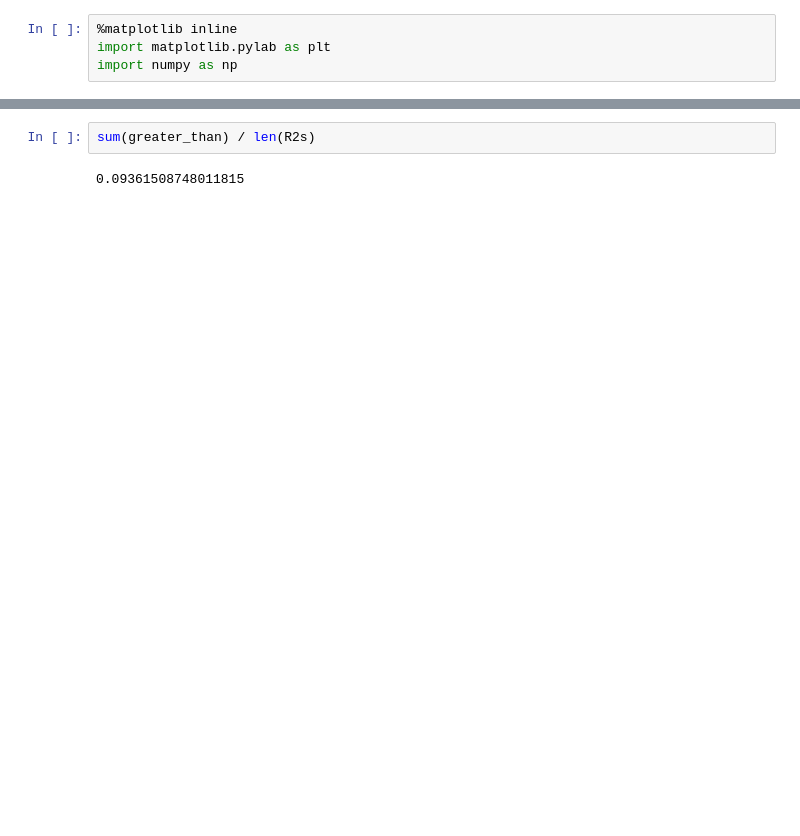
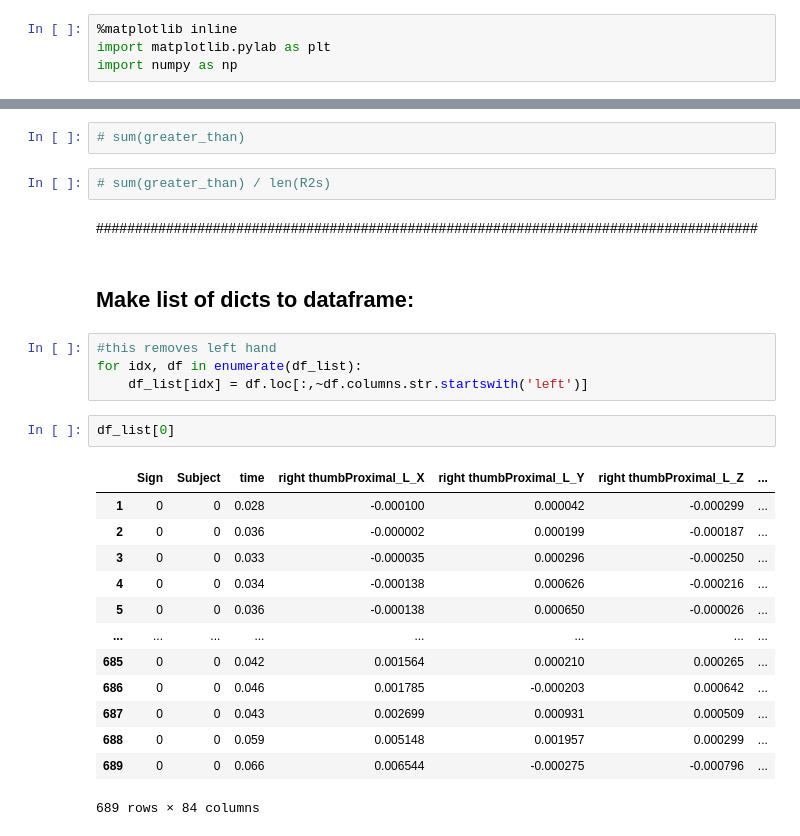
Before and after one commit to chenson2018/APM-Project, a Jupyter notebook: LeapMotion/LP Explore.ipynb, the cells around one changed output, grey strips where cells are left out. Drawn from its saved outputs; the diff is of its cells as text; blank space fills up the shorter version.

```diff
--- a/LeapMotion/LP Explore.ipynb
+++ b/LeapMotion/LP Explore.ipynb
@@ -249,4 +243,28 @@ sum(greater_than)
+# %%
+# sum(greater_than)
 # %%
-sum(greater_than) / len(R2s)
+# sum(greater_than) / len(R2s)
-# %% [output]
-0.09361508748011815
+# %% [markdown]
+#####################################################################################
+# %% [markdown]
+## Make list of dicts to dataframe:
+# %%
+#this removes left hand
+for idx, df in enumerate(df_list):
+    df_list[idx] = df.loc[:,~df.columns.str.startswith('left')]
+# %%
+df_list[0]
+# %% [output]
+|  | Sign | Subject | time | right thumbProximal_L_X | right thumbProximal_L_Y | right thumbProximal_L_Z | ... |
+| 1 | 0 | 0 | 0.028 | -0.000100 | 0.000042 | -0.000299 | ... |
+| 2 | 0 | 0 | 0.036 | -0.000002 | 0.000199 | -0.000187 | ... |
+| 3 | 0 | 0 | 0.033 | -0.000035 | 0.000296 | -0.000250 | ... |
+| 4 | 0 | 0 | 0.034 | -0.000138 | 0.000626 | -0.000216 | ... |
+| 5 | 0 | 0 | 0.036 | -0.000138 | 0.000650 | -0.000026 | ... |
+| ... | ... | ... | ... | ... | ... | ... | ... |
+| 685 | 0 | 0 | 0.042 | 0.001564 | 0.000210 | 0.000265 | ... |
+| 686 | 0 | 0 | 0.046 | 0.001785 | -0.000203 | 0.000642 | ... |
+| 687 | 0 | 0 | 0.043 | 0.002699 | 0.000931 | 0.000509 | ... |
+| 688 | 0 | 0 | 0.059 | 0.005148 | 0.001957 | 0.000299 | ... |
+| 689 | 0 | 0 | 0.066 | 0.006544 | -0.000275 | -0.000796 | ... |
+689 rows × 84 columns
```
Also changed, not shown: parts of 23 cells of this notebook, 2 other files.
